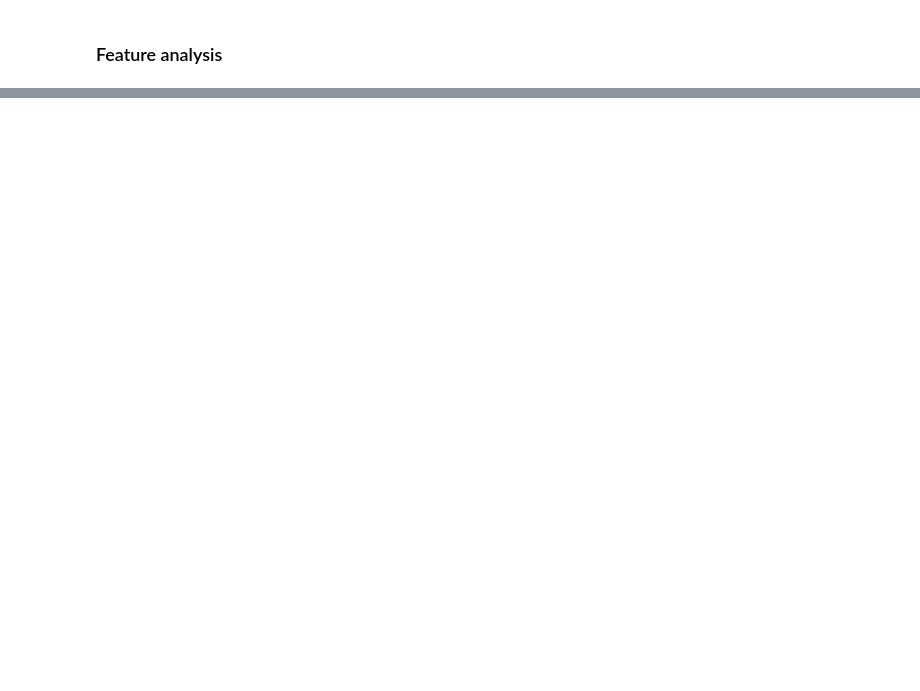
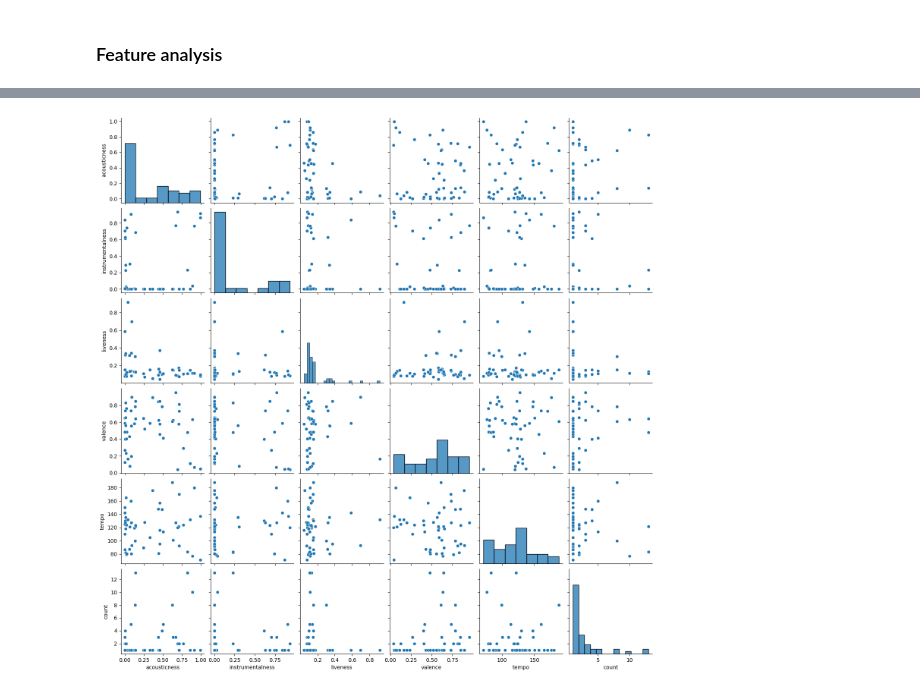
Before and after one commit to willdavis111/API_data-collection, a Jupyter notebook: Spotify_API.ipynb, the cells around one changed output, grey strips where cells are left out. Saved outputs shown, nothing was run; the diff lists cells and outputs as text; code cells hidden in the pictures; blank space fills up the shorter version.

```diff
--- a/Spotify_API.ipynb
+++ b/Spotify_API.ipynb
@@ -163,0 +225,5 @@ mod_playlist(pl_id, list3)
+# %%
+sns.pairplot(less_cols2)
+plt.show()
+# %% [output]
+[figure, added]
```
Also changed, not shown: parts of 49 cells of this notebook.
